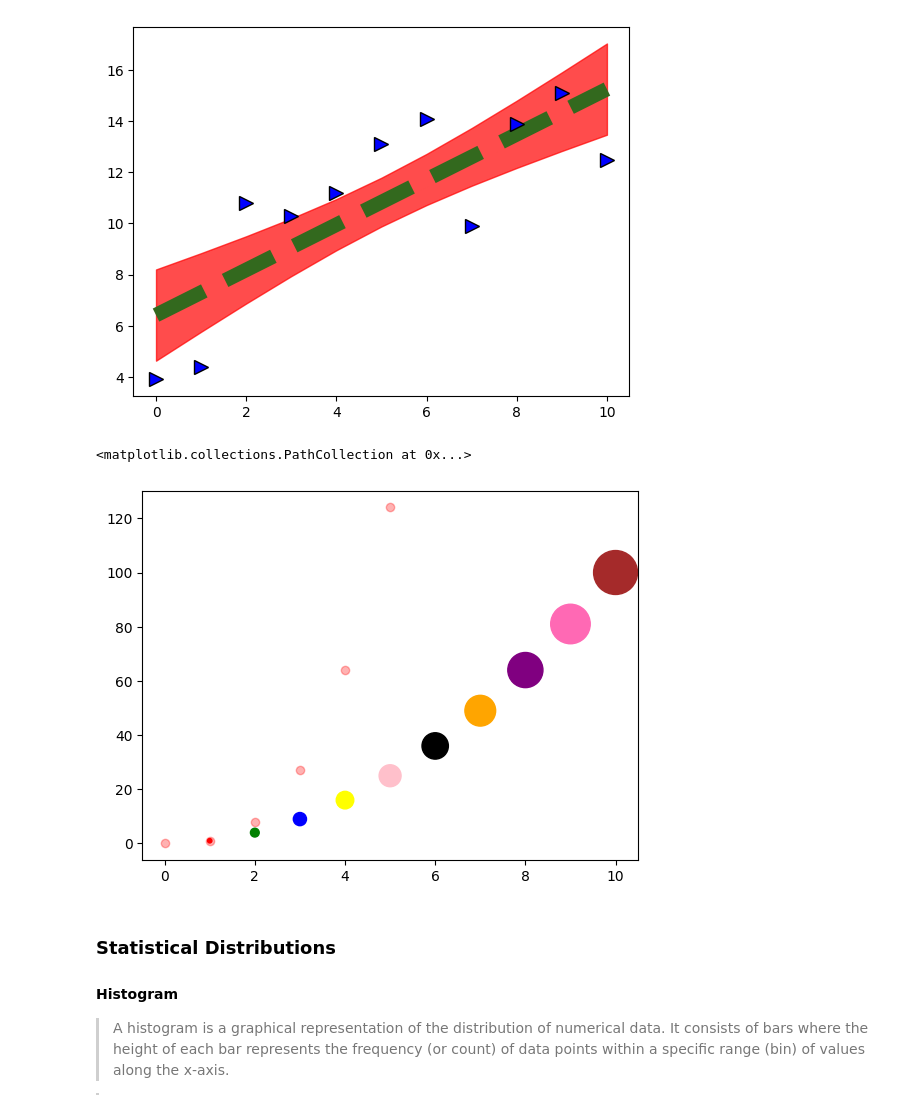
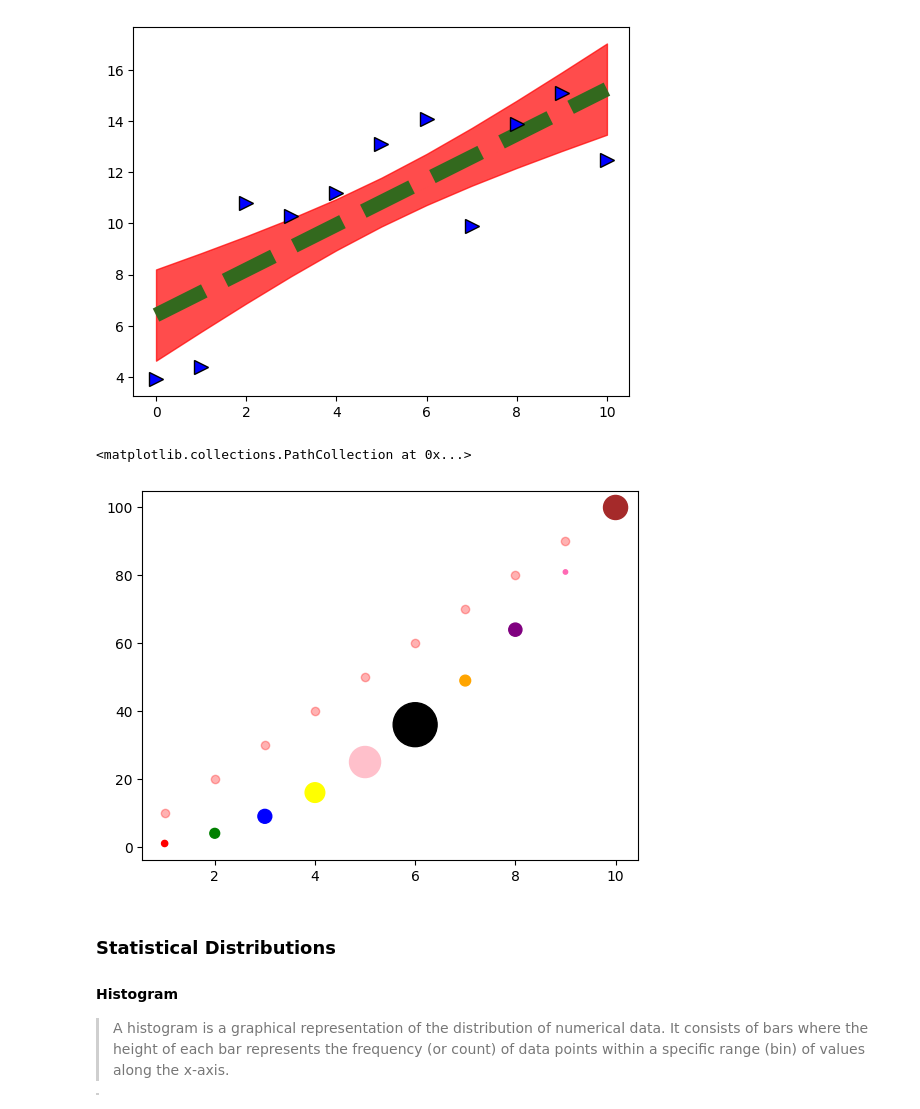
Before and after one commit to kimieta/Python-Data-Analysis, a Jupyter notebook: Data_Analysis_3.ipynb, the cells around one changed output. Saved outputs shown, nothing was run; the diff lists cells and outputs as text; code cells hidden in the pictures.

```diff
--- a/Data_Analysis_3.ipynb
+++ b/Data_Analysis_3.ipynb
@@ -249,13 +249,12 @@ ax.plot(x, y, '>', color='blue', ms = 10, mec = "black") # ms = marker size. mec
 [figure]
 # %%
 col1 = np.array(["red","green","blue","yellow","pink","black","orange","purple","hotpink","brown"])
-sizes = np.array ([20,50,100,200,500,1000,60,90,10,300])
 
-plt.scatter(arr_3[0], arr_3[1], c = "red", alpha = 0.3)
-plt.scatter(arr_quad[0], arr_quad[1], c = col1, s = arr_quad[1]*10)
+plt.scatter(data_dummy["x_points"], data_dummy["y1_points"], c = "red", alpha = 0.3)
+plt.scatter(data_dummy["x_points"], data_dummy["y2_points"], c = col1, s = [20,50,100,200,500,1000,60,90,10,300])
 # %% [output]
 <matplotlib.collections.PathCollection at 0x...>
-[figure, old version]
+[figure, new version]
 # %% [markdown]
 ### Statistical Distributions
 #### Histogram
```
Also changed, not shown: parts of 4 cells of this notebook, 1 other file.
